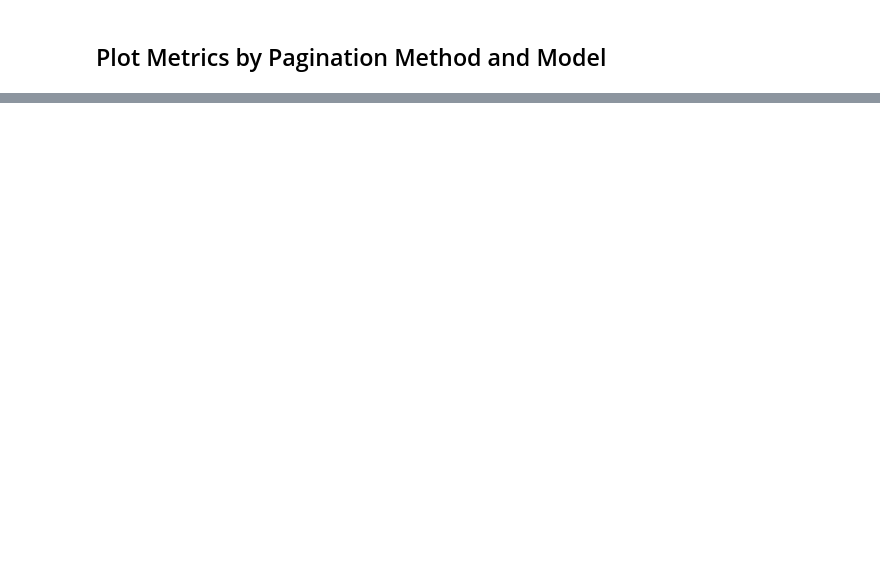
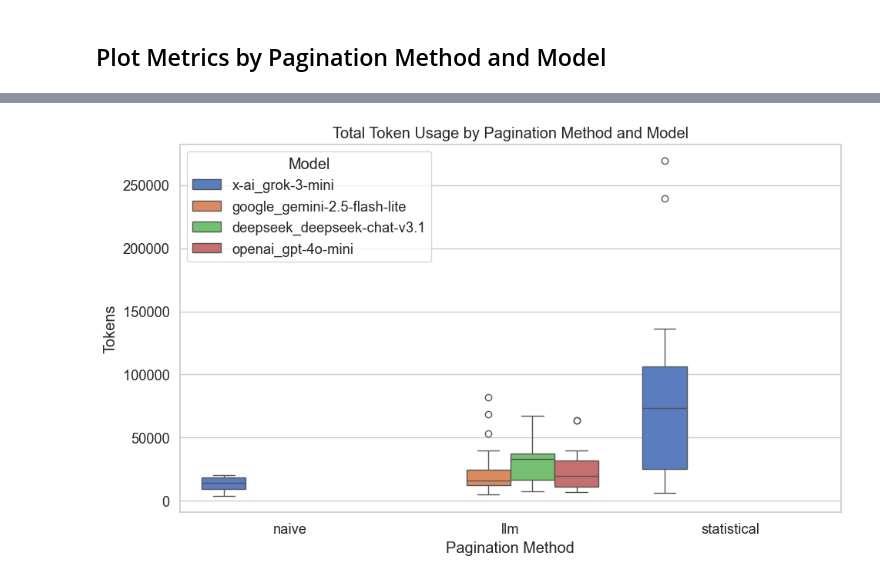
Before and after one commit to fedidat/TablePagination, a Jupyter notebook: 3_AnalyzeMetrics.ipynb, the cells around one changed output, grey strips where cells are left out. Drawn from its saved outputs; the diff is of its cells as text; code cells hidden in the pictures; blank space fills up the shorter version.

```diff
--- a/3_AnalyzeMetrics.ipynb
+++ b/3_AnalyzeMetrics.ipynb
@@ -25,7 +48,10 @@ for fpath in metrics_files:
     with open(fpath, 'r') as f:
         obj = json.load(f)
     meta = obj.get('meta', {})
+    print(f"Processing file: {fpath}")
     for key, res in obj.get('results', {}).items():
+        if not res.get('criteria'):
+            continue
         method, model = key.split('_', 1) if '_' in key else (key, None)
         rec = {
             'table_id': meta.get('id'),
@@ -36,7 +62,7 @@ for fpath in metrics_files:
             'column_consistency': res.get('column_consistency'),
             'error_rate': res.get('error_rate'),
             'avg_latency': res.get('avg_latency'),
-            'avg_tokens': res.get('avg_tokens'),
+            'sum_tokens': res.get('sum_tokens'),
             'accuracy_recall': res.get('accuracy', {}).get('row_recall'),
             'accuracy_precision': res.get('accuracy', {}).get('row_precision'),
             'accuracy_f1': res.get('accuracy', {}).get('row_f1')
@@ -82,10 +133,12 @@ plt.show()
 # %%
 # Plot Total Token Usage by Method and Model
 plt.figure(figsize=(10,6))
-sns.boxplot(data=df_metrics, x='method', y='total_tokens', hue='model')
+sns.boxplot(data=df_metrics, x='method', y='sum_tokens', hue='model')
 plt.title('Total Token Usage by Pagination Method and Model')
 plt.ylabel('Tokens')
 plt.xlabel('Pagination Method')
 plt.legend(title='Model')
 plt.tight_layout()
 plt.show()
+# %% [output]
+[figure, added]
```
Also changed, not shown: parts of 6 cells of this notebook, 2 other files.
